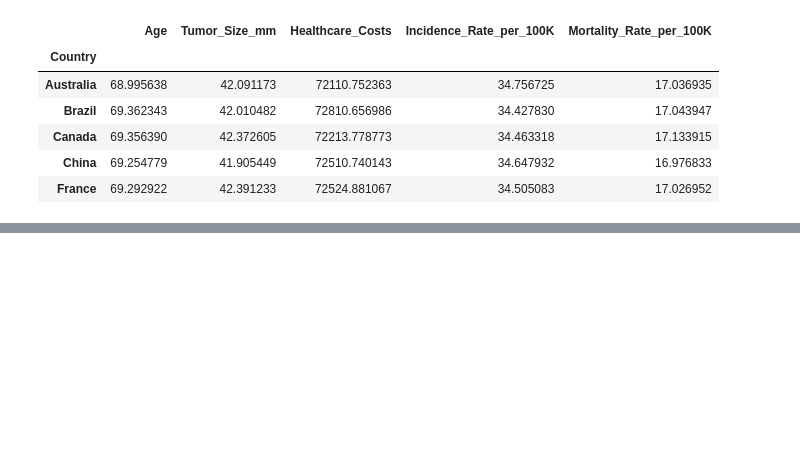
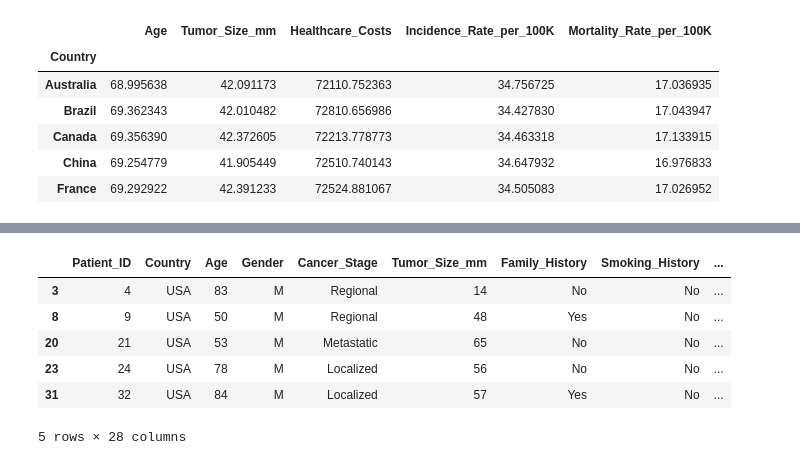
Before and after one commit to sanjaypatel16/Colon-Cancer-Prediction, a Jupyter notebook: notebooks/Colorectal_Cancer_Data_Wrangling.ipynb, the cells around one changed output, grey strips where cells are left out. Drawn from its saved outputs; the diff is of its cells as text; code cells hidden in the pictures; blank space fills up the shorter version.

```diff
--- a/notebooks/Colorectal_Cancer_Data_Wrangling.ipynb
+++ b/notebooks/Colorectal_Cancer_Data_Wrangling.ipynb
@@ -222,0 +252,13 @@ usa_data.to_csv("../data/processed/usa_data.csv", index=False)
+# %%
+# to create another model to predict futur cost of healthcare, Create the USA datafream from df
+usa_data = df[df['Country'] == 'USA']
+usa_data.to_csv("../data/processed/usa_data.csv", index=False)
+usa_data.head()
+# %% [output]
+|  | Patient_ID | Country | Age | Gender | Cancer_Stage | Tumor_Size_mm | Family_History | Smoking_History | ... |
+| 3 | 4 | USA | 83 | M | Regional | 14 | No | No | ... |
+| 8 | 9 | USA | 50 | M | Regional | 48 | Yes | No | ... |
+| 20 | 21 | USA | 53 | M | Metastatic | 65 | No | No | ... |
+| 23 | 24 | USA | 78 | M | Localized | 56 | No | No | ... |
+| 31 | 32 | USA | 84 | M | Localized | 57 | Yes | No | ... |
+5 rows × 28 columns
```
Also changed, not shown: parts of 6 cells of this notebook.
